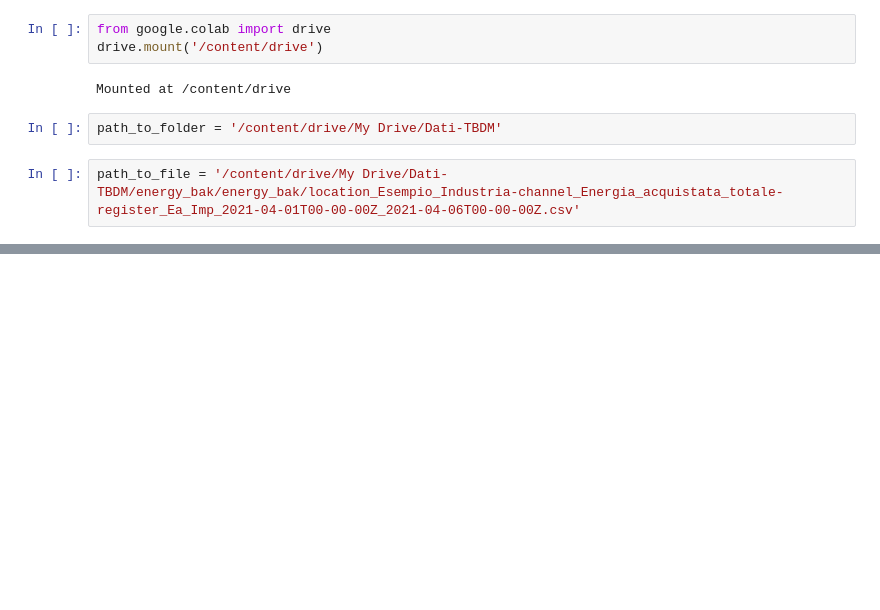
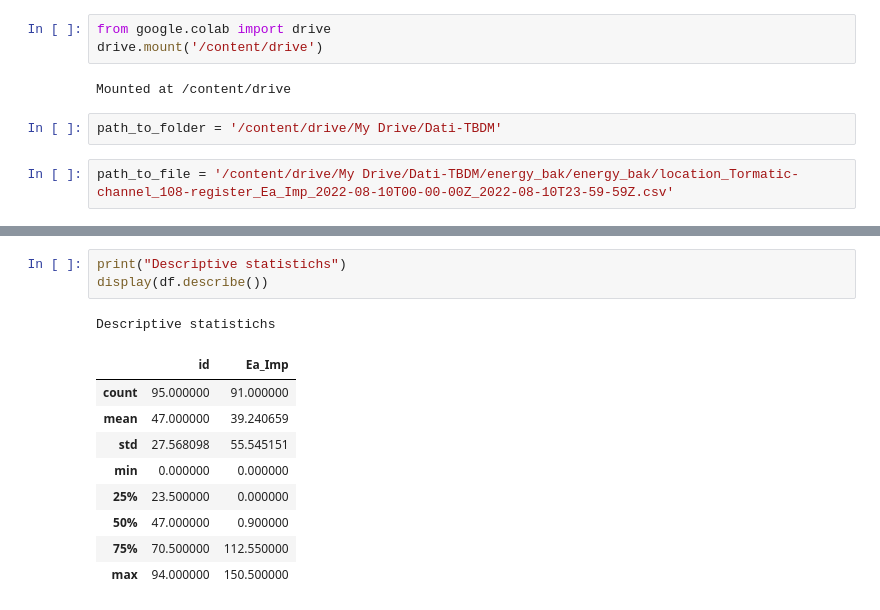
Before and after one commit to Staffilon/KestraDataOrchestrator, a Jupyter notebook: EDA.ipynb, the cells around one changed output, grey strips where cells are left out. Saved outputs shown, nothing was run; the diff lists cells and outputs as text; blank space fills up the shorter version.

Commit message:
Created a unique csv file for energy_bak

```diff
--- a/EDA.ipynb
+++ b/EDA.ipynb
@@ -8,4 +8,4 @@ Mounted at /content/drive
 # %%
 path_to_folder = '/content/drive/My Drive/Dati-TBDM'
 # %%
-path_to_file = '/content/drive/My Drive/Dati-TBDM/energy_bak/energy_bak/location_Esempio_Industria-channel_Energia_acquistata_totale-register_Ea_Imp_2021-04-01T00-00-00Z_2021-04-06T00-00-00Z.csv'
+path_to_file = '/content/drive/My Drive/Dati-TBDM/energy_bak/energy_bak/location_Tormatic-channel_108-register_Ea_Imp_2022-08-10T00-00-00Z_2022-08-10T23-59-59Z.csv'
@@ -46,0 +46,14 @@ max    479.000000  5287.000000
+# %%
+print("Descriptive statistichs")
+display(df.describe())
+# %% [output]
+Descriptive statistichs
+|  | id | Ea_Imp |
+| count | 95.000000 | 91.000000 |
+| mean | 47.000000 | 39.240659 |
+| std | 27.568098 | 55.545151 |
+| min | 0.000000 | 0.000000 |
+| 25% | 23.500000 | 0.000000 |
+| 50% | 47.000000 | 0.900000 |
+| 75% | 70.500000 | 112.550000 |
+| max | 94.000000 | 150.500000 |
```
Also changed, not shown: parts of 9 cells of this notebook.
